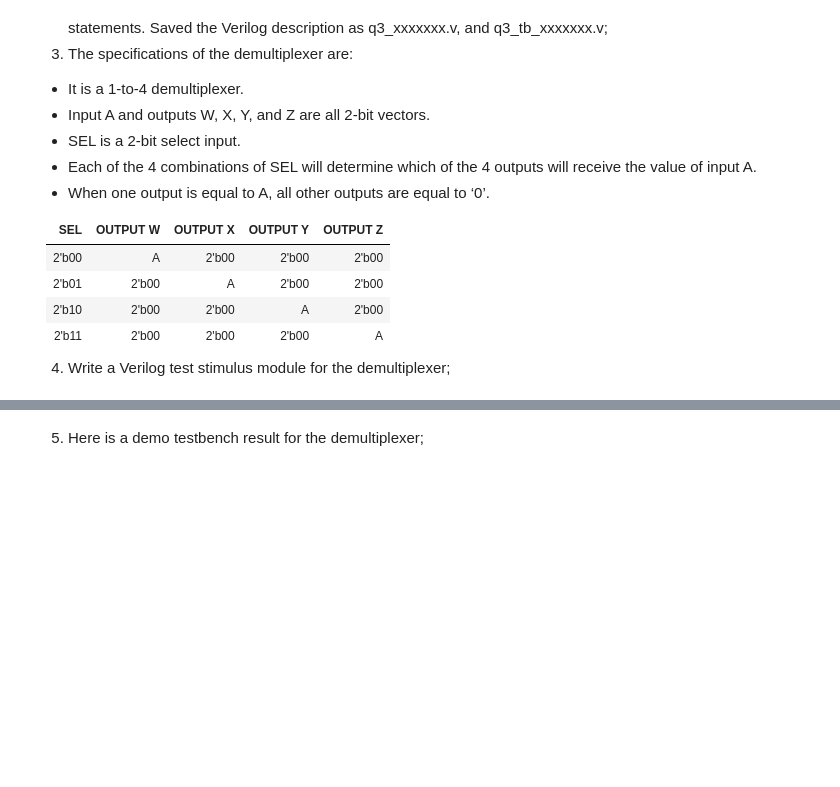
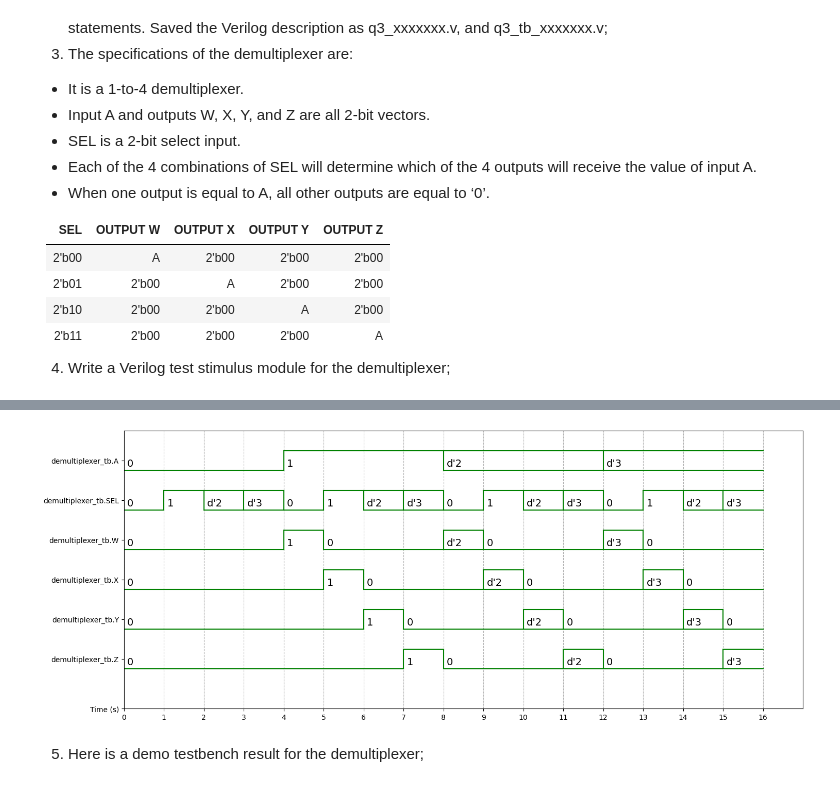
Before and after one commit to Forger-888/DSL-Homework, a Jupyter notebook: VerilogGitHomework.ipynb, the cells around one changed output, grey strips where cells are left out. Drawn from its saved outputs; the diff is of its cells as text; code cells hidden in the pictures; blank space fills up the shorter version.

```diff
--- a/VerilogGitHomework.ipynb
+++ b/VerilogGitHomework.ipynb
@@ -162,3 +301,11 @@ endmodule
+# %%
+%%waveform demux_waveform.vcd
+sign_list = ["demultiplexer_tb.A","demultiplexer_tb.SEL","demultiplexer_tb.W","demultiplexer_tb.X","demultiplexer_tb.Y","demultiplexer_tb.Z"]
+time_begin = 0
+time_end = 16
+base = 'dec'
+# %% [output]
+[figure, added]
 # %% [markdown]
 5. Here is a demo testbench result for the demultiplexer;
 # %% [markdown]
```
Also changed, not shown: parts of 15 cells of this notebook.
